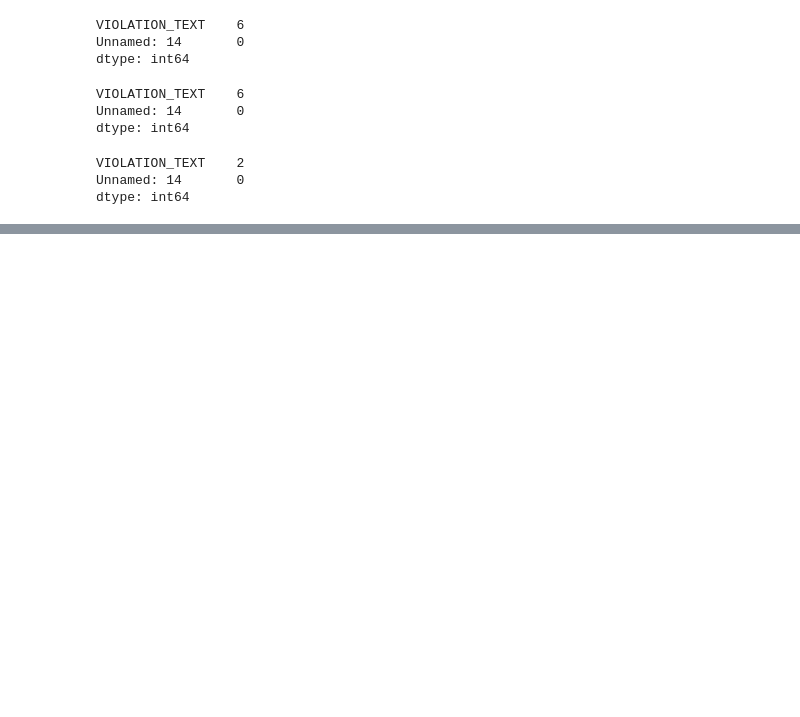
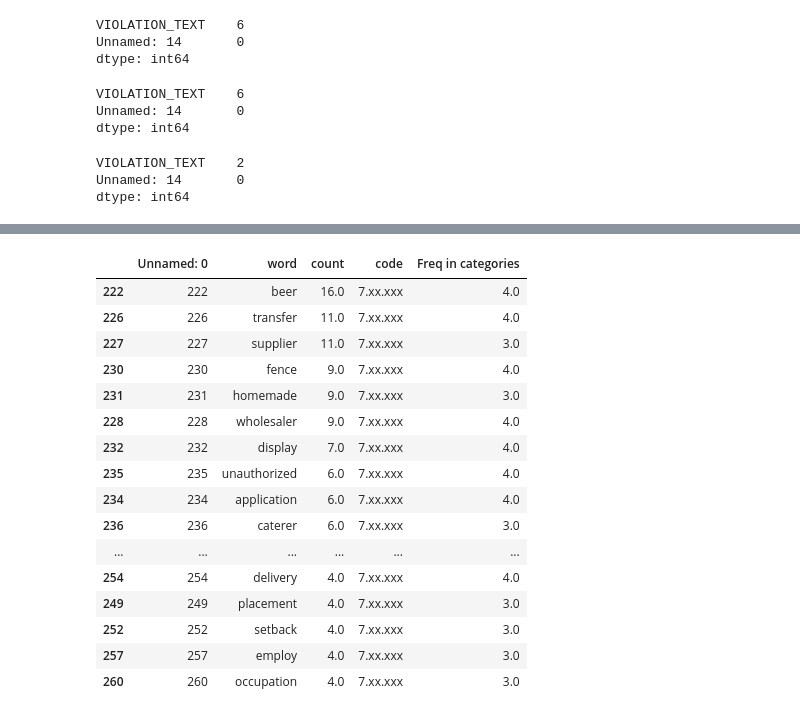
Before and after one commit to shrutijalewar/data-question-2-xtreme-united, a Jupyter notebook: data-ques-2.ipynb, the cells around one changed output, grey strips where cells are left out. Cells and saved outputs as stored; diff of their text form; code cells hidden in the pictures; blank space fills up the shorter version.

```diff
--- a/data-ques-2.ipynb
+++ b/data-ques-2.ipynb
@@ -216,0 +244,4 @@ dtype: int64
+# %%
+word_cat_freq = pd.read_excel('word_cat_freq.xlsx')
+word_cat_freq.columns= ['Freq in categories','word']
+word_cat_freq.head()
@@ -216,0 +255,4 @@ dtype: int64
+# %%
+word_df = pd.merge(word_count,word_cat_freq,how='left', on='word')
+word_df = word_df.drop('length',axis=1)
+word_df.head()
@@ -216,0 +308,24 @@ dtype: int64
+# %%
+word_df_7 = word_df.loc[word_df['code']=='7.xx.xxx'].sort_values('Freq in categories', ascending = False)
+word_df_7 = word_df_7.loc[word_df['Freq in categories'] < 5]
+# word_df_7 = word_df_7.loc[word_df['count']>5]
+# cat_7_stockwords =
+word_df_7.sort_values('count', ascending = False).head(20)
+# %% [output]
+|  | Unnamed: 0 | word | count | code | Freq in categories |
+| 222 | 222 | beer | 16.0 | 7.xx.xxx | 4.0 |
+| 226 | 226 | transfer | 11.0 | 7.xx.xxx | 4.0 |
+| 227 | 227 | supplier | 11.0 | 7.xx.xxx | 3.0 |
+| 230 | 230 | fence | 9.0 | 7.xx.xxx | 4.0 |
+| 231 | 231 | homemade | 9.0 | 7.xx.xxx | 3.0 |
+| 228 | 228 | wholesaler | 9.0 | 7.xx.xxx | 4.0 |
+| 232 | 232 | display | 7.0 | 7.xx.xxx | 4.0 |
+| 235 | 235 | unauthorized | 6.0 | 7.xx.xxx | 4.0 |
+| 234 | 234 | application | 6.0 | 7.xx.xxx | 4.0 |
+| 236 | 236 | caterer | 6.0 | 7.xx.xxx | 3.0 |
+| ... | ... | ... | ... | ... | ... |
+| 254 | 254 | delivery | 4.0 | 7.xx.xxx | 4.0 |
+| 249 | 249 | placement | 4.0 | 7.xx.xxx | 3.0 |
+| 252 | 252 | setback | 4.0 | 7.xx.xxx | 3.0 |
+| 257 | 257 | employ | 4.0 | 7.xx.xxx | 3.0 |
+| 260 | 260 | occupation | 4.0 | 7.xx.xxx | 3.0 |
```
Also changed, not shown: parts of 6 cells of this notebook.
